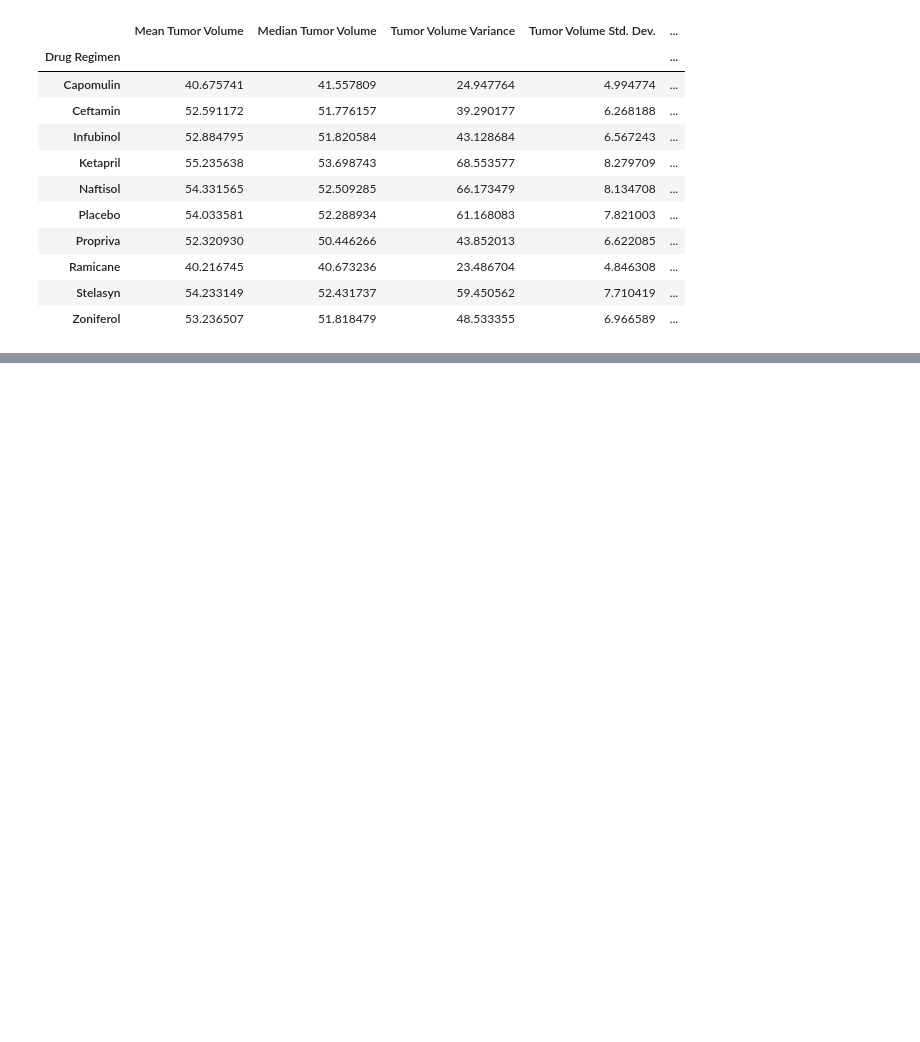
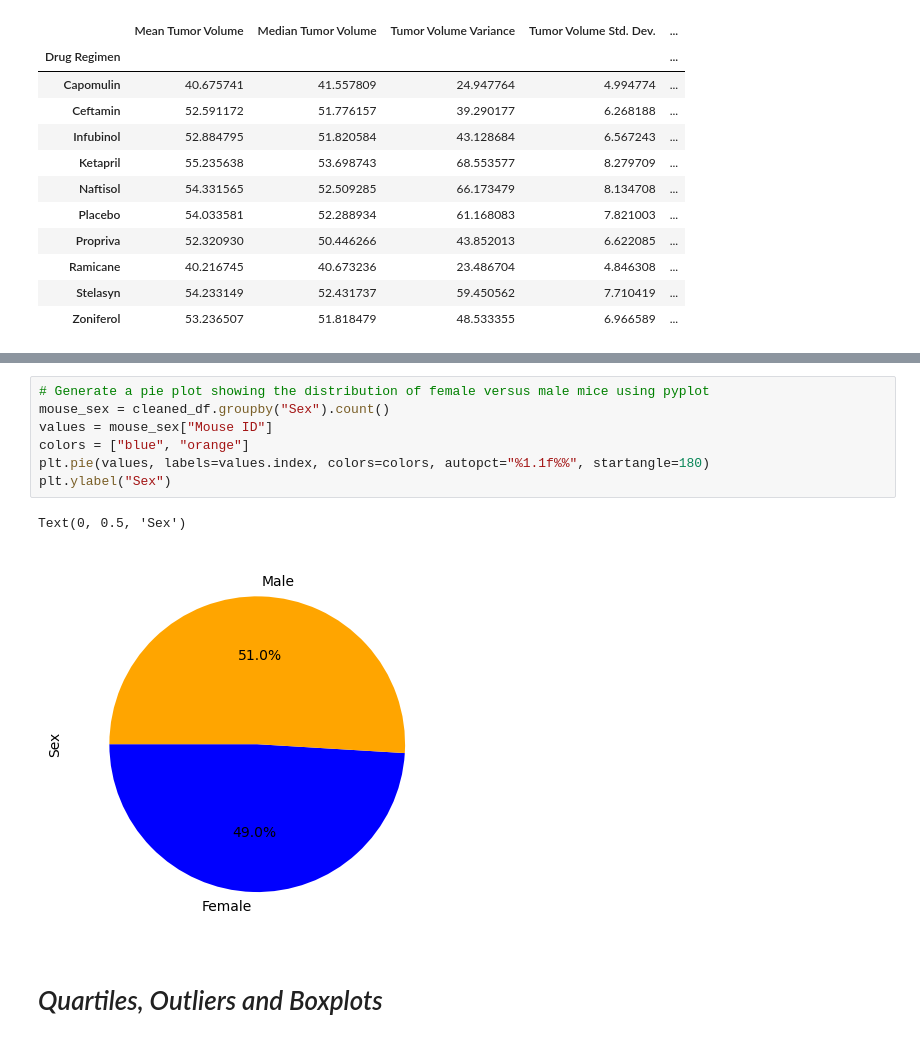
Before and after one commit to abdyraman/matplotlib-challenge, a Jupyter notebook: mouse_study_analysis.ipynb, the cells around one changed output, grey strips where cells are left out. Saved outputs shown, nothing was run; the diff lists cells and outputs as text; blank space fills up the shorter version.

```diff
--- a/mouse_study_analysis.ipynb
+++ b/mouse_study_analysis.ipynb
@@ -154,0 +217,12 @@ NameError: name 'var' is not defined
+# %%
+# Generate a pie plot showing the distribution of female versus male mice using pyplot
+mouse_sex = cleaned_df.groupby("Sex").count()
+values = mouse_sex["Mouse ID"]
+colors = ["blue", "orange"]
+plt.pie(values, labels=values.index, colors=colors, autopct="%1.1f%%", startangle=180)
+plt.ylabel("Sex")
+# %% [output]
+Text(0, 0.5, 'Sex')
+[figure, added]
+# %% [markdown]
+# *Quartiles, Outliers and Boxplots*
```
Also changed, not shown: parts of 16 cells of this notebook.
